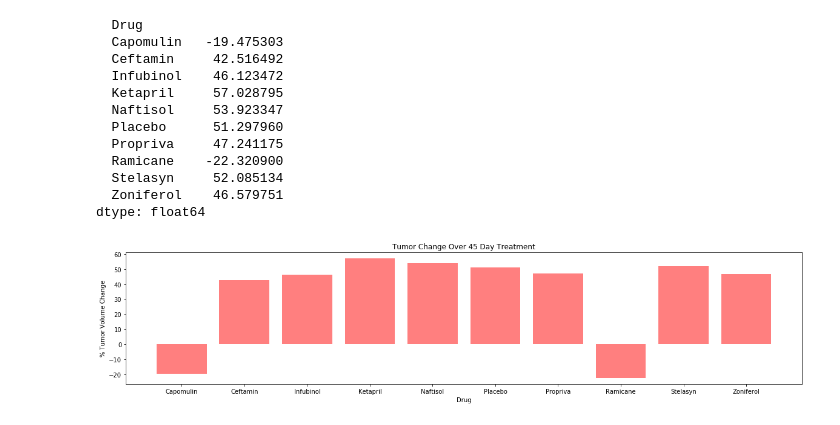
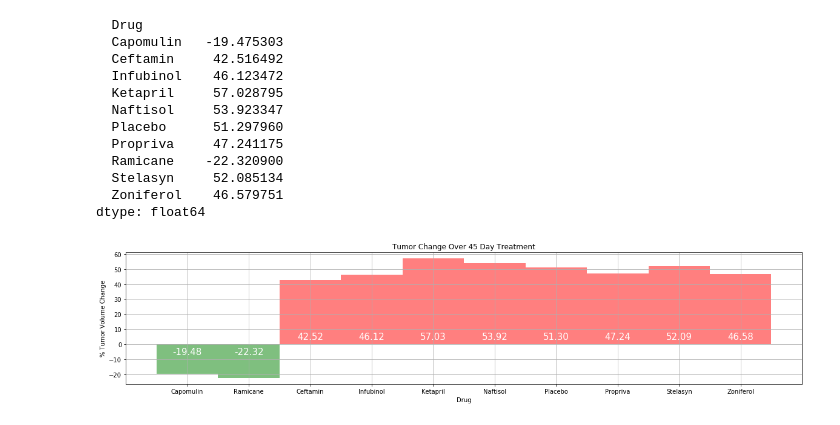
Before and after one commit to sbogdan-sb/Python-Data-Analysis-Charting, a Jupyter notebook: pymaceuticals.ipynb, the cells around one changed output. Cells and saved outputs as stored; diff of their text form; code cells hidden in the pictures.

```diff
--- a/pymaceuticals.ipynb
+++ b/pymaceuticals.ipynb
@@ -402,37 +376,68 @@ dtype: float64
 
 
 # Use functions to label the percentages of changes
 
 
 # Call functions to implement the function calls
 
 
 # Save the Figure
 
 
 # Show the Figure
 
 
 
 # fig.show()
 
-percent_change_tuple = [i for i in percent_change]
 
+#Create list to for failed and passed labels and values
+passed = []
+failed = []
+passed_label = []
+failed_label = []
 
-legend_list = []
-for i in mean_tumor_vol_transposed.columns.get_level_values(1):
-    legend_list.append(i)
-legend_list
+#Iterate through tumor size change data and place in passed or failed lists
+for x in percent_change.items():
+    if x[1] < 0:
+        passed.append(x[1])
+        passed_label.append(x[0][1])
+    else:
+        failed.append(x[1])
+        failed_label.append(x[0][1])
 
-tumor_change_chart = plt.bar(legend_list, percent_change_tuple, color='r', alpha=0.5, align="center")
+#Create bar charts for passed and failed data
+fig, ax = plt.subplots()
+passed_plot = ax.bar(passed_label, passed, color='g', width=1, alpha=0.5, align="center")
+failed_plot = ax.bar(failed_label, failed, color='r', width=1, alpha=0.5, align="center")
+
 
 plt.title("Tumor Change Over 45 Day Treatment")
 plt.xlabel("Drug")
 plt.ylabel("% Tumor Volume Change")
 
 plt.rcParams["figure.figsize"] = [20,4]
 
+plt.grid(True)
+
+#Function to print tumor size change values on corresponding bar on chart
+def label_bars(bar_plots):
+
+    for plot in bar_plots:
+        height = plot.get_height()
+        if height < 0:
+            y_position = -8
+        else:
+            y_position = 2
+        ax.text(plot.get_x() + plot.get_width()/2, y_position,
+               '%1.2f' % height, ha='center', va='bottom', color = 'w', fontsize = 15)
+
+#Call label_bar function to label bars on both charts
+label_bars(passed_plot)
+label_bars(failed_plot)
+
+
 plt.savefig("Tumor Size Change (Bar).png")
 plt.show()
 # %% [output]
-[figure, old version]
+[figure, new version]
```
Also changed, not shown: parts of 12 cells of this notebook, 4 other files.
